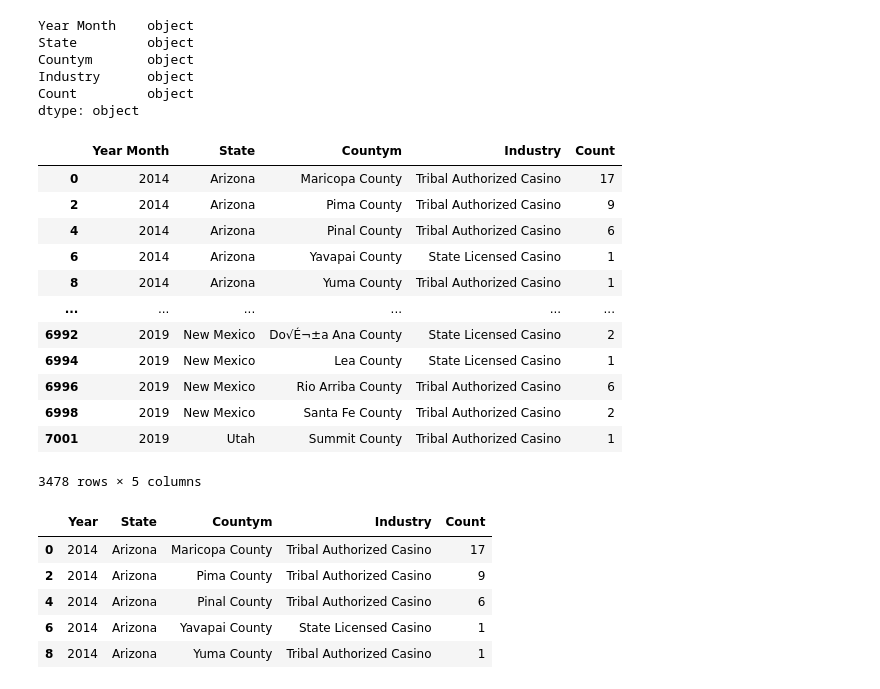
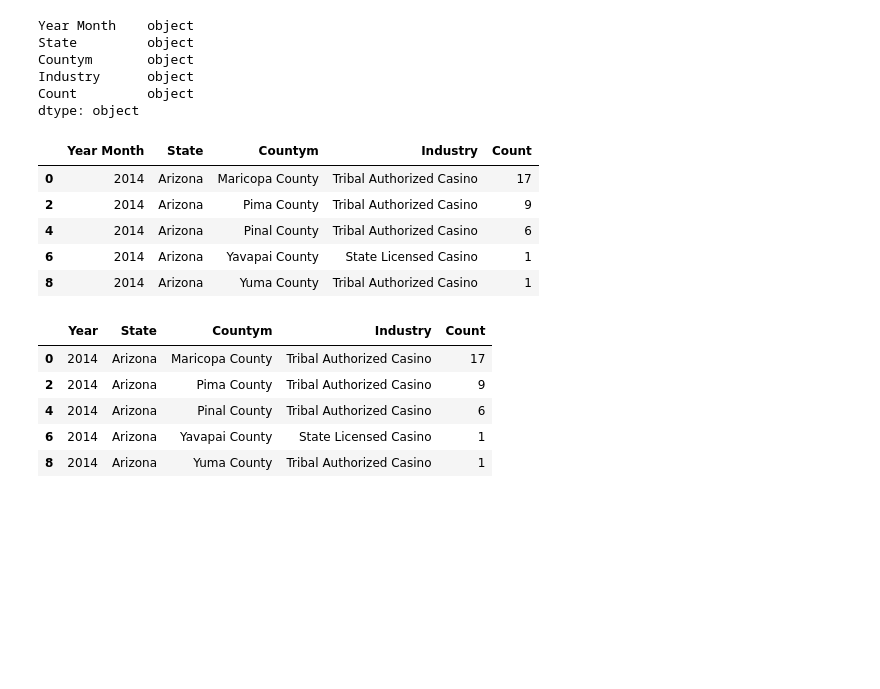
Before and after one commit to kellertw/project_II, a Jupyter notebook: sw_fincrimes.ipynb, the cells around one changed output. Drawn from its saved outputs; the diff is of its cells as text; code cells hidden in the pictures; blank space fills up the shorter version.

```diff
--- a/sw_fincrimes.ipynb
+++ b/sw_fincrimes.ipynb
@@ -170,24 +186,17 @@ dtype: object
 # %%
 casino['Count'] = casino['Count'].str.replace(',', '').astype(float).astype(int)
 casino.drop(casino.loc[casino['Industry']=='[Total]'].index, inplace=True)
 casino['Countym'] = casino['Countym'].str.split('\,+').str[0]
 casino['Industry'] = casino['Industry'].str.split('\-+').str[1]
 casino['Year Month'] = casino['Year Month'].str.split('\ +').str[0]
-casino
+casino.head()
 # %% [output]
 |  | Year Month | State | Countym | Industry | Count |
 | 0 | 2014 | Arizona | Maricopa County | Tribal Authorized Casino | 17 |
 | 2 | 2014 | Arizona | Pima County | Tribal Authorized Casino | 9 |
 | 4 | 2014 | Arizona | Pinal County | Tribal Authorized Casino | 6 |
 | 6 | 2014 | Arizona | Yavapai County | State Licensed Casino | 1 |
 | 8 | 2014 | Arizona | Yuma County | Tribal Authorized Casino | 1 |
-| ... | ... | ... | ... | ... | ... |
-| 6992 | 2019 | New Mexico | Do√É¬±a Ana County | State Licensed Casino | 2 |
-| 6994 | 2019 | New Mexico | Lea County | State Licensed Casino | 1 |
-| 6996 | 2019 | New Mexico | Rio Arriba County | Tribal Authorized Casino | 6 |
-| 6998 | 2019 | New Mexico | Santa Fe County | Tribal Authorized Casino | 2 |
-| 7001 | 2019 | Utah | Summit County | Tribal Authorized Casino | 1 |
-3478 rows × 5 columns
 # %%
 casino.rename(columns={"Year Month": "Year"}, inplace=True)
 casino.head()
```
Also changed, not shown: parts of 18 cells of this notebook, 4 other files.
